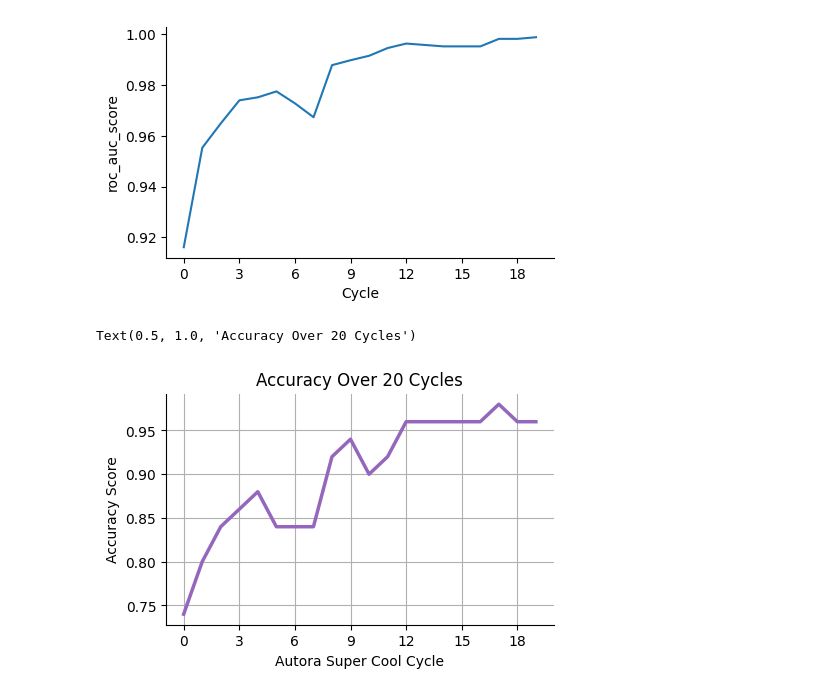
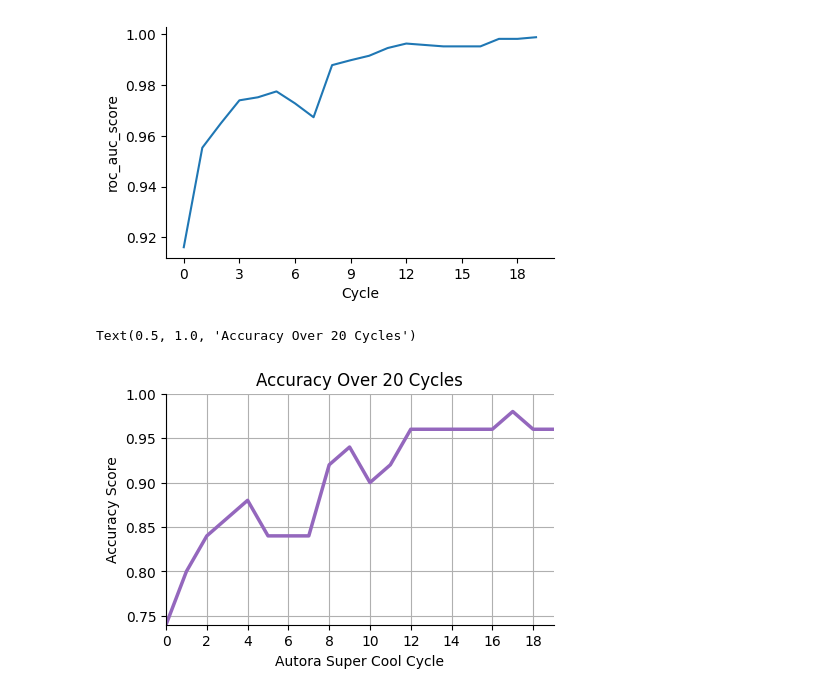
Before and after one commit to AutoResearch/autora, a Jupyter notebook: example/cycle/cycle_scoring.ipynb, the cells around one changed output. Saved outputs shown, nothing was run; the diff lists cells and outputs as text; code cells hidden in the pictures.

Commit message:
feat: Added keywords to adjust axis limits in plot_cycle_score function.

```diff
--- a/example/cycle/cycle_scoring.ipynb
+++ b/example/cycle/cycle_scoring.ipynb
@@ -166,14 +166,16 @@ plot_cycle_score(cycle, X_test, y_test,
 # %%
 # Customization
 fig = plot_cycle_score(cycle, X_test, y_test,
                        x_label = 'Autora Super Cool Cycle',
                        y_label= 'Accuracy Score',
                        scorer=accuracy_score,
                        figsize=(5,3),
+                       ylim=[.74, 1],
+                       xlim=[0, 19],
                        plot_kw=dict(linewidth=2.5, color='tab:purple'),
                        );
 fig.axes[0].grid()
 fig.axes[0].set_title('Accuracy Over 20 Cycles')
 # %% [output]
 Text(0.5, 1.0, 'Accuracy Over 20 Cycles')
-[figure, old version]
+[figure, new version]
```
Also changed, not shown: 1 other file.
